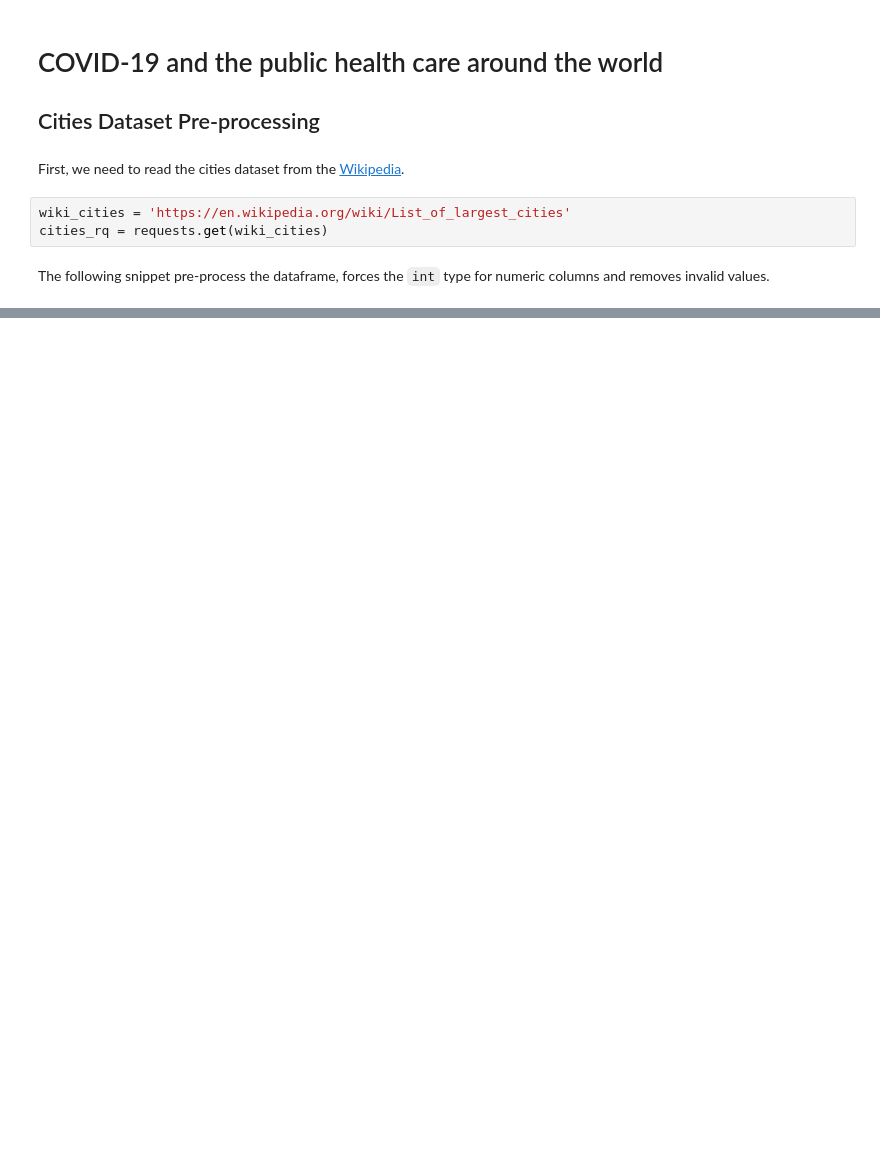
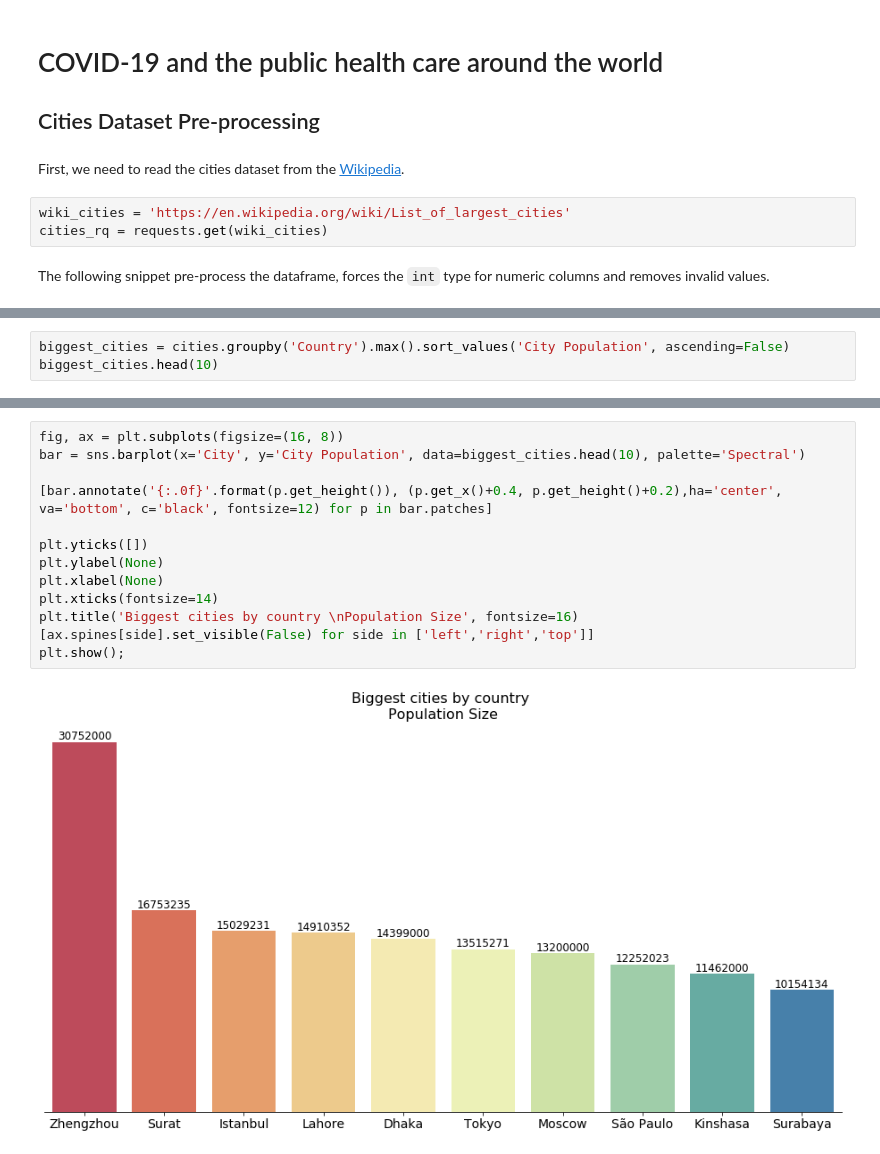
Before and after one commit to thiagobodruk/Coursera_Capstone, a Jupyter notebook: covid-19.ipynb, the cells around one changed output, grey strips where cells are left out. Cells and saved outputs as stored; diff of their text form; blank space fills up the shorter version.

```diff
--- a/covid-19.ipynb
+++ b/covid-19.ipynb
@@ -124,0 +120,3 @@ plt.title('To 25 biggest cities of the world', fontsize=14);
+# %%
+biggest_cities = cities.groupby('Country').max().sort_values('City Population', ascending=False)
+biggest_cities.head(10)
@@ -124,0 +136,15 @@ plt.title('To 25 biggest cities of the world', fontsize=14);
+# %%
+fig, ax = plt.subplots(figsize=(16, 8))
+bar = sns.barplot(x='City', y='City Population', data=biggest_cities.head(10), palette='Spectral')
+
+[bar.annotate('{:.0f}'.format(p.get_height()), (p.get_x()+0.4, p.get_height()+0.2),ha='center', va='bottom', c='black', fontsize=12) for p in bar.patches]
+
+plt.yticks([])
+plt.ylabel(None)
+plt.xlabel(None)
+plt.xticks(fontsize=14)
+plt.title('Biggest cities by country \nPopulation Size', fontsize=16)
+[ax.spines[side].set_visible(False) for side in ['left','right','top']]
+plt.show();
+# %% [output]
+[figure, added]
```
Also changed, not shown: parts of 32 cells of this notebook.
